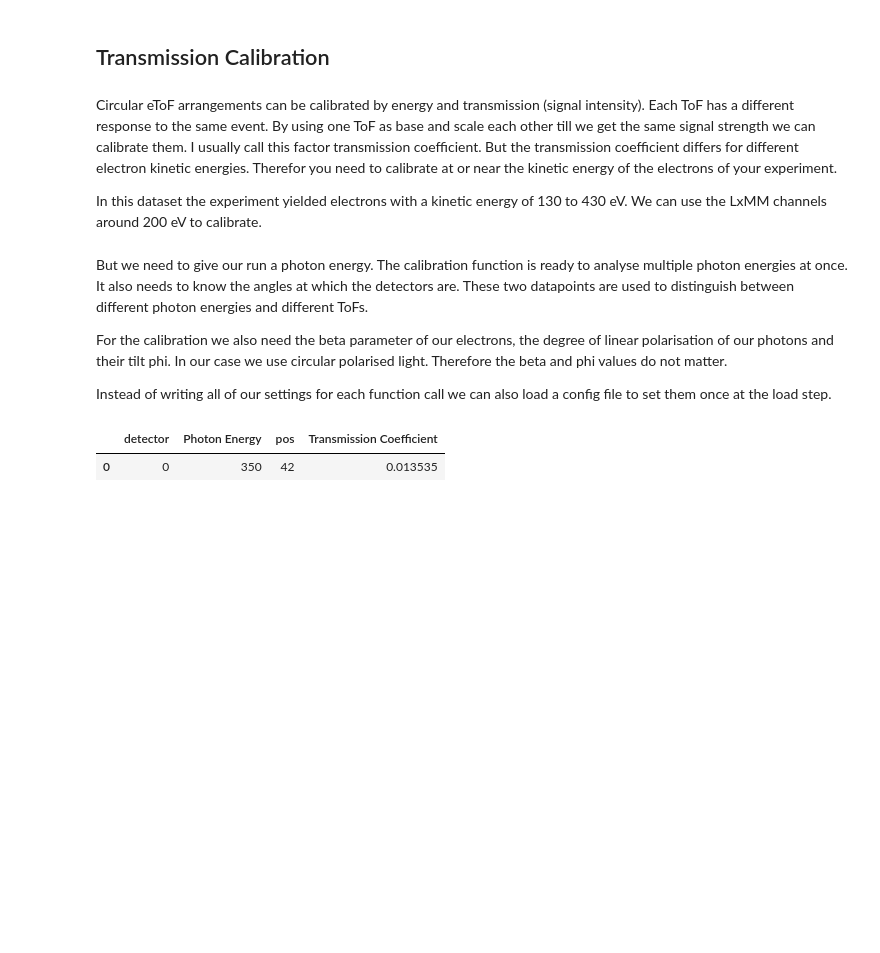
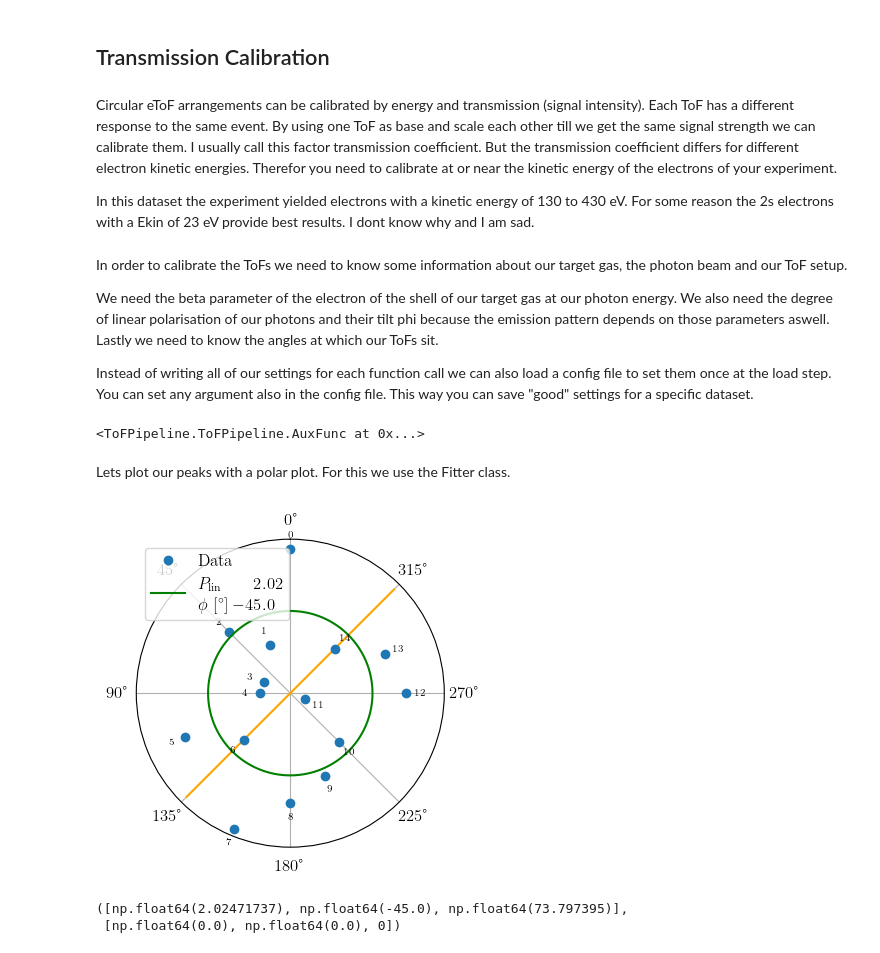
Before and after one commit to XAC-CFEL/PolScope, a Jupyter notebook: HowTo.ipynb, the cells around one changed output. Drawn from its saved outputs; the diff is of its cells as text; code cells hidden in the pictures; blank space fills up the shorter version.

Commit message:
progressed through the calibration and analysing chapters

```diff
--- a/HowTo.ipynb
+++ b/HowTo.ipynb
@@ -278,20 +293,28 @@ This concludes the first part of loading data, processing your trace and finding
 # %% [markdown]
 Circular eToF arrangements can be calibrated by energy and transmission (signal intensity). Each ToF has a different response to the same event. By using one ToF as base and scale each other till we get the same signal strength we can calibrate them. I usually call this factor transmission coefficient. But the transmission coefficient differs for different electron kinetic energies. Therefor you need to calibrate at or near the kinetic energy of the electrons of your experiment.
 
-In this dataset the experiment yielded electrons with a kinetic energy of 130 to 430 eV. We can use the LxMM channels around 200 eV to calibrate.
+In this dataset the experiment yielded electrons with a kinetic energy of 130 to 430 eV. For some reason the 2s electrons with a Ekin of 23 eV provide best results. I dont know why and I am sad.
 # %% [markdown]
-But we need to give our run a photon energy. The calibration function is ready to analyse multiple photon energies at once. It also needs to know the angles at which the detectors are. These two datapoints are used to distinguish between different photon energies and different ToFs.
+In order to calibrate the ToFs we need to know some information about our target gas, the photon beam and our ToF setup.
 
-For the calibration we also need the beta parameter of our electrons, the degree of linear polarisation of our photons and their tilt phi. In our case we use circular polarised light. Therefore the beta and phi values do not matter.
+We need the beta parameter of the electron of the shell of our target gas at our photon energy. We also need the degree of linear polarisation of our photons and their tilt phi because the emission pattern depends on those parameters aswell. Lastly we need to know the angles at which our ToFs sit.
 
-Instead of writing all of our settings for each function call we can also load a config file to set them once at the load step.
+Instead of writing all of our settings for each function call we can also load a config file to set them once at the load step. You can set any argument also in the config file. This way you can save "good" settings for a specific dataset.
 # %%
+importlib.reload(ToFPipeline)
 ToFPipeline.GlobalConfig.load("ToFPipeline/config.yaml")
-loader = ToFPipeline.NXSLoader("data").load(runNumbers=[runNo])
+loader = ToFPipeline.NXSLoader("data").load(runNumbers=[runNo],roi=[0,250]).defaultPreprocessing(baselineRegion=[0,10])
+peakfinder = ToFPipeline.PeakFinder(loader.data).smooth().process(peakNo=2,slopeLength=2, slopeStartHeight=0.75, maxSlope=0)
 ToFPipeline.AuxFunc(peakfinder.results).addData(loader.angles, key="Angles", axis="detector")
-peakfinder.results["Photon Energy"] = 350
-transmissionCoefficients = ToFPipeline.Calibrate(peakfinder.results).transmission(peakNo = 0).transmissionParam
-transmissionCoefficients
 # %% [output]
-|  | detector | Photon Energy | pos | Transmission Coefficient |
-| 0 | 0 | 350 | 42 | 0.013535 |
+<ToFPipeline.ToFPipeline.AuxFunc at 0x...>
+# %% [markdown]
+Lets plot our peaks with a polar plot. For this we use the Fitter class.
+# %%
+peakfinder = ToFPipeline.PeakFinder(loader.data).stack().smooth().process(peakNo=2,slopeLength=2, slopeStartHeight=0.75, maxSlope=0)
+ToFPipeline.AuxFunc(peakfinder.results).addData(loader.angles, key="Angles", axis="detector")
+ToFPipeline.Fitter(peakfinder.results).pol(peakNo = 1)
+# %% [output]
+[figure, added]
+([np.float64(2.02471737), np.float64(-45.0), np.float64(73.797395)],
+ [np.float64(0.0), np.float64(0.0), 0])
```
Also changed, not shown: parts of 14 cells of this notebook, 2 other files.
